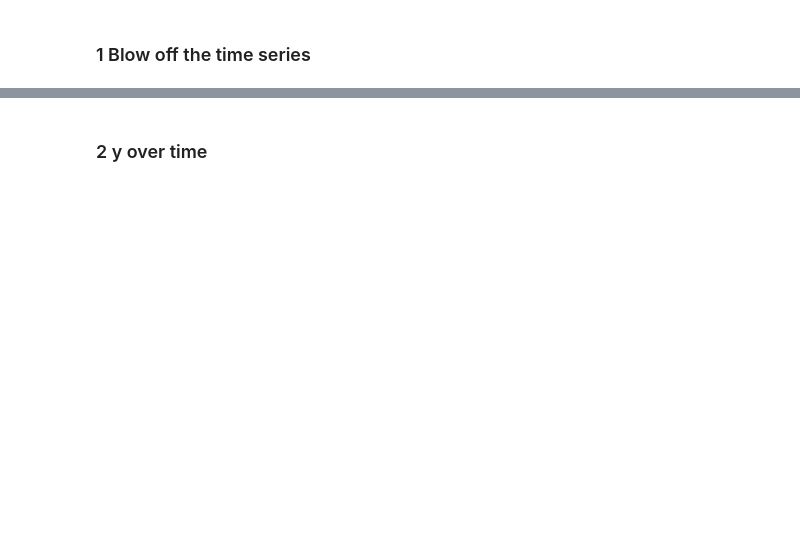
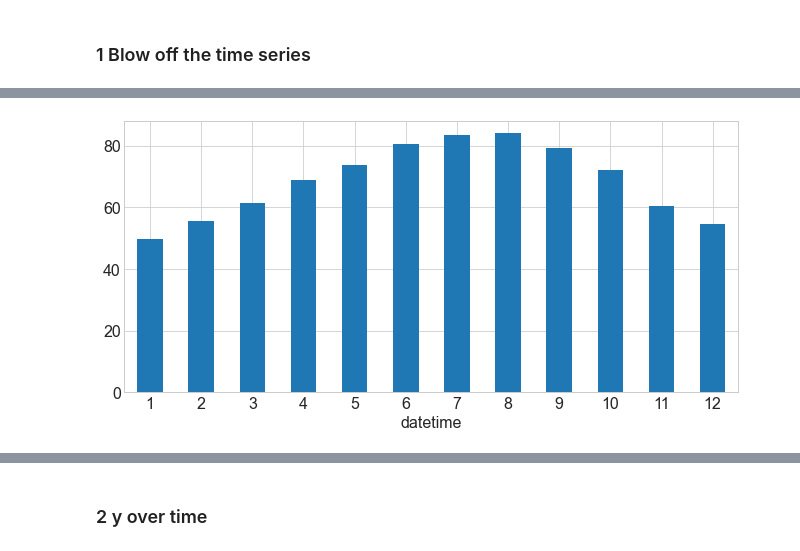
Before and after one commit to CodeupClassroom/leavitt-time-series-exercises-, a Jupyter notebook: explore_lesson.ipynb, the cells around one changed output, grey strips where cells are left out. Drawn from its saved outputs; the diff is of its cells as text; code cells hidden in the pictures; blank space fills up the shorter version.

```diff
--- a/explore_lesson.ipynb
+++ b/explore_lesson.ipynb
@@ -59,0 +148,5 @@ df.shape[0]
+# %%
+train.groupby(train.index.month).temp.mean().plot.bar(
+).tick_params('x', rotation=0)
+# %% [output]
+[figure, added]
```
Also changed, not shown: parts of 76 cells of this notebook.
